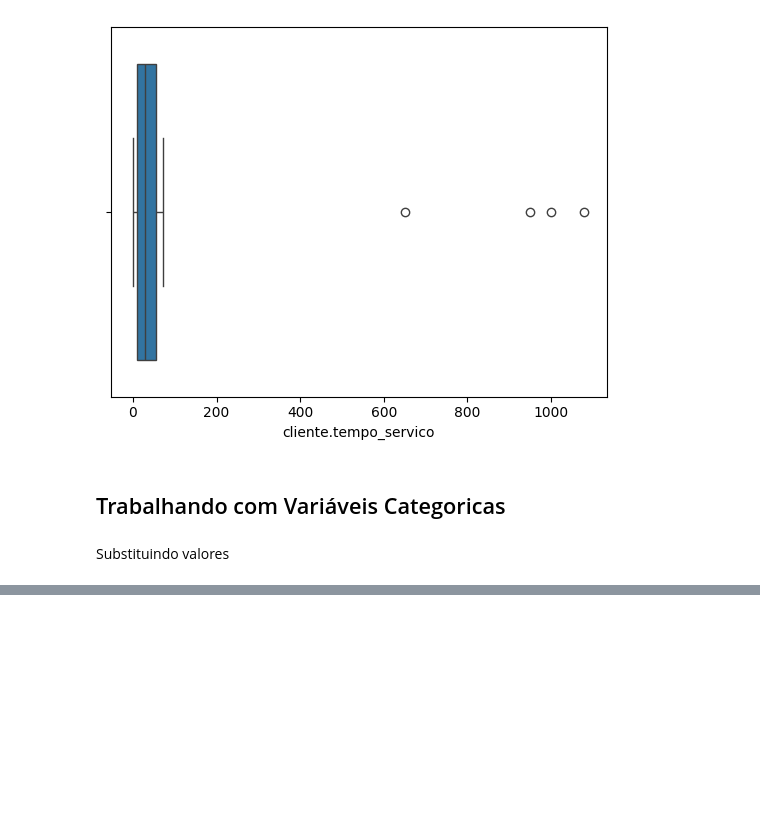
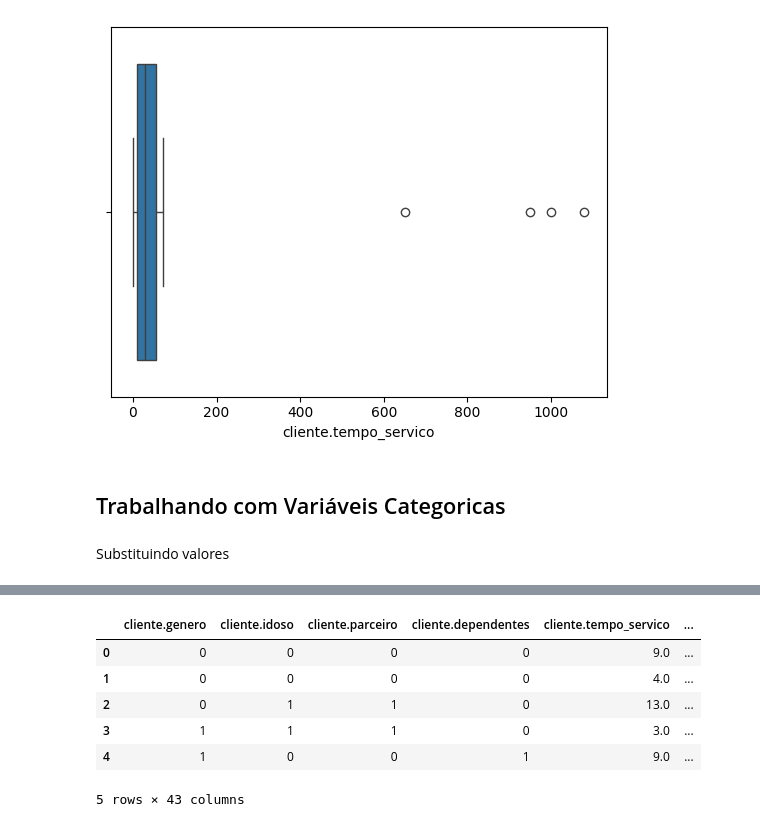
Before and after one commit to Iltonns/Estudo-e-Projetos-Alura, a Jupyter notebook: Python para Data Sciense/Pandas/Limpeza e tratamento de dados/Limpeza e tratamento de dados.ipynb, the cells around one changed output, grey strips where cells are left out. Saved outputs shown, nothing was run; the diff lists cells and outputs as text; code cells hidden in the pictures; blank space fills up the shorter version.

```diff
--- a/Python para Data Sciense/Pandas/Limpeza e tratamento de dados/Limpeza e tratamento de dados.ipynb
+++ b/Python para Data Sciense/Pandas/Limpeza e tratamento de dados/Limpeza e tratamento de dados.ipynb
@@ -771,0 +985,12 @@ df_sem_outliers
+# %%
+# Aplicando o One Hot Encoder no DataFrame sem id_cliente com dtype int e copiando os dados
+df_dummies = pd.get_dummies(df_sem_id, dtype=int).copy()
+df_dummies.head()
+# %% [output]
+|  | cliente.genero | cliente.idoso | cliente.parceiro | cliente.dependentes | cliente.tempo_servico | ... |
+| 0 | 0 | 0 | 0 | 0 | 9.0 | ... |
+| 1 | 0 | 0 | 0 | 0 | 4.0 | ... |
+| 2 | 0 | 1 | 1 | 0 | 13.0 | ... |
+| 3 | 1 | 1 | 1 | 0 | 3.0 | ... |
+| 4 | 1 | 0 | 0 | 1 | 9.0 | ... |
+5 rows × 43 columns
```
Also changed, not shown: parts of 26 cells of this notebook.
